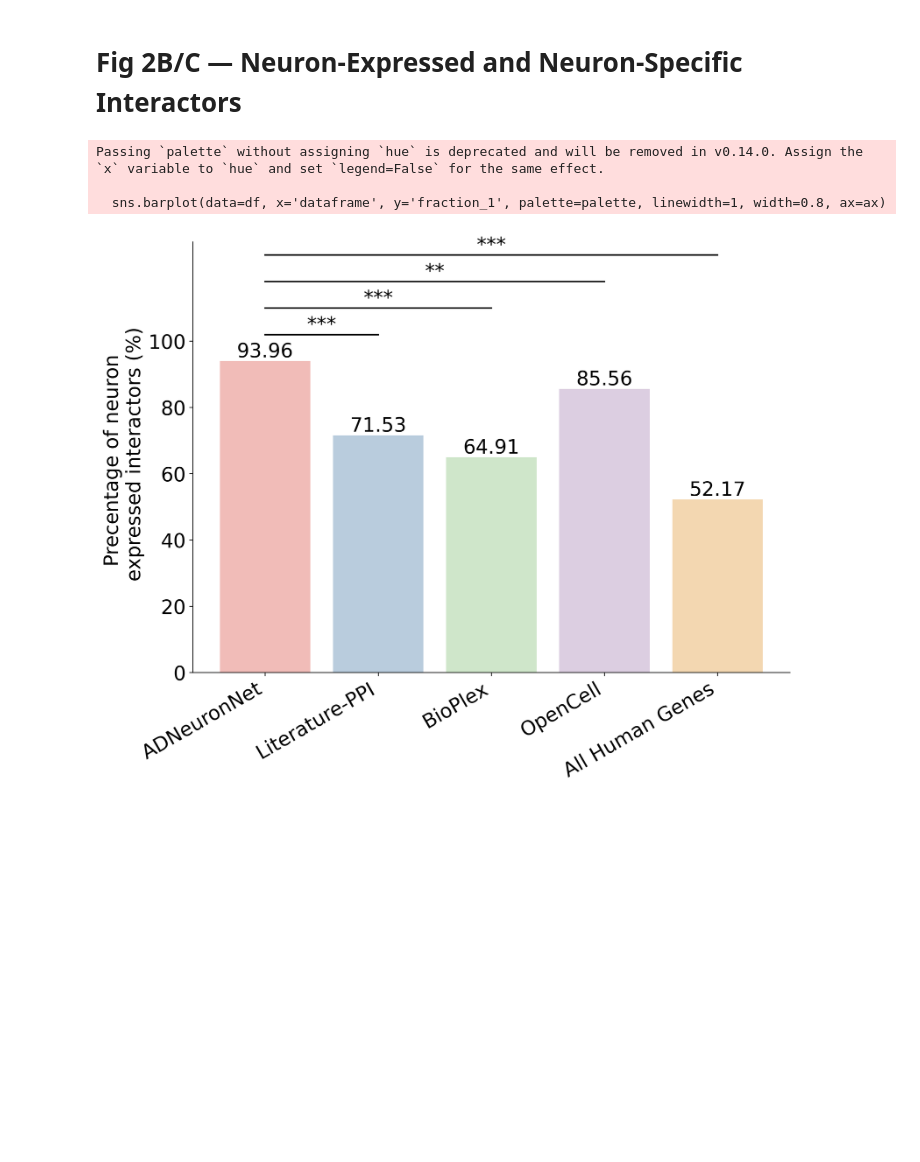
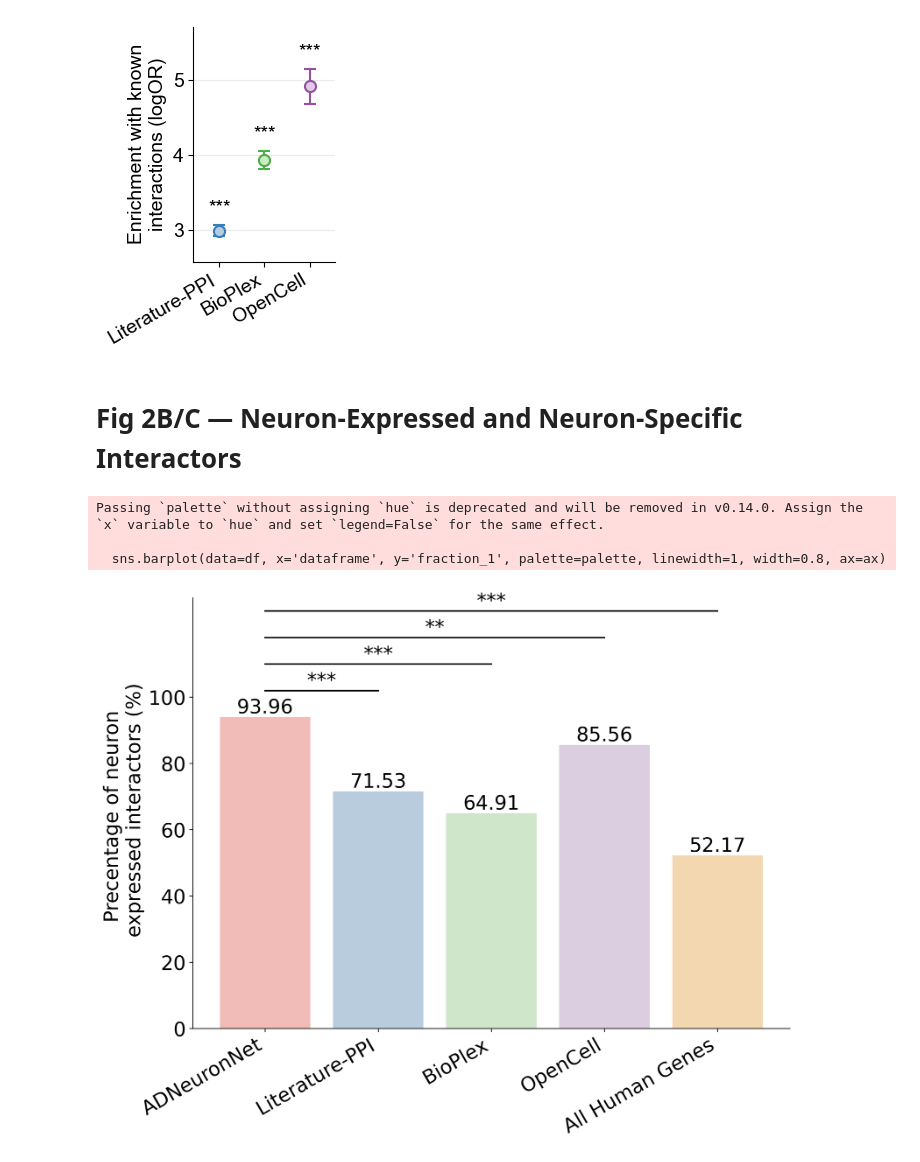
Before and after one commit to haiyuan-yu-lab/ADNeuronNet, a Jupyter notebook: Fig2/Fig2.ipynb, the cells around one changed output. Cells and saved outputs as stored; diff of their text form; code cells hidden in the pictures; blank space fills up the shorter version.

Commit message:
Figure 2 data and code updated

```diff
--- a/Fig2/Fig2bc.ipynb
+++ b/Fig2/Fig2.ipynb
@@ -6,0 +1,16 @@ from scipy.stats import norm
+# %%
+import os
+import pandas as pd
+import numpy as np
+import seaborn as sns
+import matplotlib.pyplot as plt
+from matplotlib.lines import Line2D
+import matplotlib.font_manager as font_manager
+font_manager.fontManager.addfont("/home/tx82/Arial.ttf")
+plt.rcParams['font.family'] = 'Arial'
+from itertools import combinations
+from scipy.stats import norm
+
+import sys
+sys.path.append("../")
+from utils import *
@@ -7,3 +158,61 @@ from scipy.stats import norm
+# %%
+# plot enrichment results as points with error bars (logOR with estimated SE) and significance stars
+df = pd.read_table("Fig2a_data.csv", sep=',')
+x = np.arange(len(df)) * 0.7
+df["x"] = x
+
+# define colors for points and error bars
+face_palette_list = sns.color_palette("Pastel1")[1:4]
+edge_palette_list = sns.color_palette("Set1")[1:4]
+
+fig, ax = plt.subplots(figsize=(2.5,3.5))
+
+# points + error bars
+for i, row in df.reset_index(drop=True).iterrows():
+    ax.errorbar(
+        row["x"], row["log_enr"],
+        yerr=row["log_enr_se"],
+        fmt="o", markersize=8,
+        color=face_palette_list[i],
+        ecolor=edge_palette_list[i],
+        markeredgecolor=edge_palette_list[i],
+        markeredgewidth=1.5,
+        elinewidth=1.5, capsize=4, capthick=1.5,
+        zorder=3
+    )
+
+# x-axis labels
+ax.set_xticks(df["x"])
+ax.set_xticklabels(df["interactome_name"], rotation=30, ha="right", va="top", fontsize=14)
+ax.set_xlim(-0.4, (len(df)-1)*0.7+0.4)
+# y-axis labels
+ax.set_ylabel("Enrichment with known\ninteractions (logOR)", fontsize=14)
+ax.tick_params(axis="y", labelsize=14)
+
+ax.yaxis.grid(True, alpha=0.25)
+ax.set_axisbelow(True)
+
+ax.spines['top'].set_visible(False)
+ax.spines['right'].set_visible(False)
+
+# add p-values above each point
+ymin, ymax = ax.get_ylim()
+y_span = ymax - ymin
+for i, row in df.reset_index(drop=True).iterrows():
+    star = format_pval(row["p_value"], pval_star = True, pval_cutoff = 0.05, pval_sci = False)
+    y_star = row["log_enr"] + row["log_enr_se"] + 0.04 * y_span
+    ax.text(row["x"], y_star, star, ha="center", va="bottom", fontsize=14)
+
+# tighten y-limits a bit
+y_low = (df["log_enr"] - df["log_enr_se"]).min()
+y_high = (df["log_enr"] + df["log_enr_se"]).max()
+ax.set_ylim(y_low - 0.15*(y_high-y_low), y_high + 0.25*(y_high-y_low))
+
+plt.tight_layout()
+fig.savefig(fig2a_file, bbox_inches='tight', dpi=500)
+fig.savefig(fig2a_file.replace(".png", ".svg"), format="svg", bbox_inches='tight', dpi=800)
+# %% [output]
+[figure, added]
 # %% [markdown]
 # Fig 2B/C — Neuron-Expressed and Neuron-Specific Interactors
 # %%
```
Also changed, not shown: parts of 20 cells of this notebook, 3 other files.
